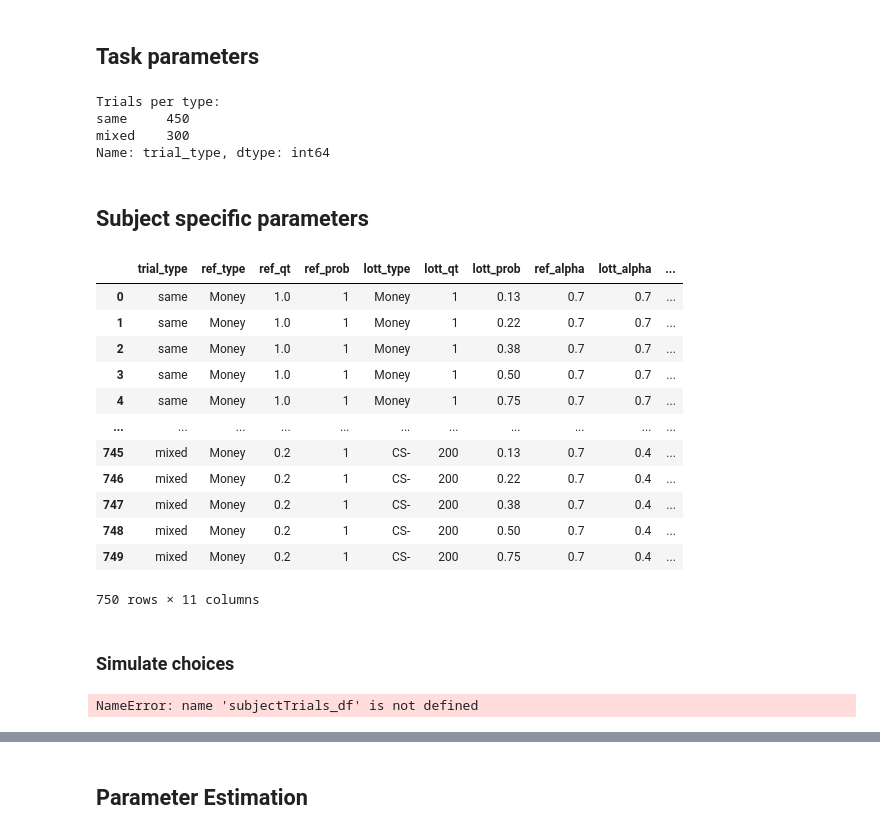
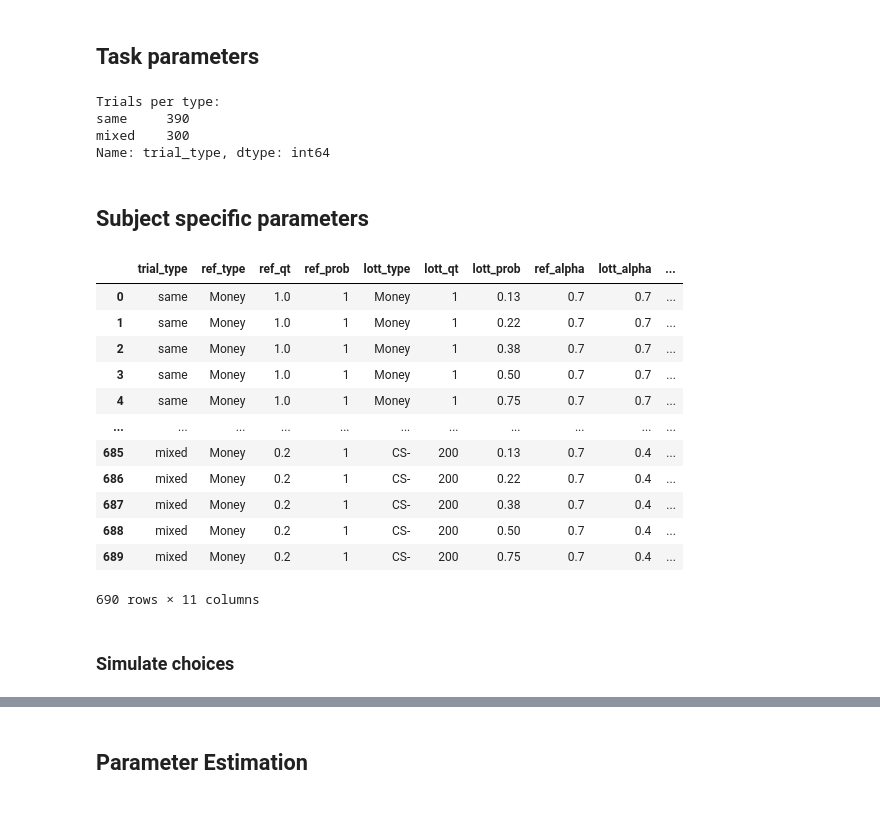
Before and after one commit to ffviana/nutreconDrive, a Jupyter notebook: 3. Analysis/nutrecon_simulation.ipynb, the cells around one changed output, grey strips where cells are left out. Cells and saved outputs as stored; diff of their text form; code cells hidden in the pictures.

```diff
--- a/3. Analysis/nutrecon_simulation.ipynb
+++ b/3. Analysis/nutrecon_simulation.ipynb
@@ -76,7 +75,7 @@ st_money_refQs = [1]                               # Euros
 st_money_lottQs = [1, 2, 5, 12, 20]                # Euros
 
 st_cPlus_refQs = [20]                              # mL of CS+ yogurt
-st_cPlus_lottQs = [20, 40, 80, 120, 200]           # mL of CS+ yogurt
+st_cPlus_lottQs = [20, 40, 60, 120]           # mL of CS+ yogurt
 
 st_cMinus_refQs = st_cPlus_refQs                      # mL of CS- yogurt
 st_cMinus_lottQs = st_cPlus_lottQs                    # mL of CS- yogurt
@@ -98,7 +97,7 @@ allTrials_df = sim.pack_taskParameters(
 print('Trials per type:\n{}'.format(allTrials_df['trial_type'].value_counts()))
 # %% [output]
 Trials per type:
-same     450
+same     390
 mixed    300
 Name: trial_type, dtype: int64
 # %% [markdown]
@@ -106,38 +105,38 @@ Name: trial_type, dtype: int64
 # %%
 # Subject specific parameters
 st_money_alpha = 0.7
 st_cPlus_alpha = 0.5
 st_cMinus_alpha = 0.4
 
 st_money_beta = 2.5
 st_cPlus_beta = st_money_beta
 st_cMinus_beta = st_money_beta
 
-mt_cPlus_beta = 10
-mt_cMinus_beta = 10
+mt_cPlus_beta = st_money_beta
+mt_cMinus_beta = st_money_beta
 
 cPlus_sFactor = .05
 cMinus_sFactor = .05
 
 subjectTrials_df = sim._pack_subjectParameters(st_money_alpha, st_cPlus_alpha, st_cMinus_alpha, st_money_beta,
                                               st_cPlus_beta, st_cMinus_beta, mt_cPlus_beta, mt_cMinus_beta,
                                               cPlus_sFactor, cMinus_sFactor,
                                               allTrials_df)
 subjectTrials_df
 # %% [output]
 |  | trial_type | ref_type | ref_qt | ref_prob | lott_type | lott_qt | lott_prob | ref_alpha | lott_alpha | ... |
 | 0 | same | Money | 1.0 | 1 | Money | 1 | 0.13 | 0.7 | 0.7 | ... |
 | 1 | same | Money | 1.0 | 1 | Money | 1 | 0.22 | 0.7 | 0.7 | ... |
 | 2 | same | Money | 1.0 | 1 | Money | 1 | 0.38 | 0.7 | 0.7 | ... |
 | 3 | same | Money | 1.0 | 1 | Money | 1 | 0.50 | 0.7 | 0.7 | ... |
 | 4 | same | Money | 1.0 | 1 | Money | 1 | 0.75 | 0.7 | 0.7 | ... |
 | ... | ... | ... | ... | ... | ... | ... | ... | ... | ... | ... |
-| 745 | mixed | Money | 0.2 | 1 | CS- | 200 | 0.13 | 0.7 | 0.4 | ... |
-| 746 | mixed | Money | 0.2 | 1 | CS- | 200 | 0.22 | 0.7 | 0.4 | ... |
-| 747 | mixed | Money | 0.2 | 1 | CS- | 200 | 0.38 | 0.7 | 0.4 | ... |
-| 748 | mixed | Money | 0.2 | 1 | CS- | 200 | 0.50 | 0.7 | 0.4 | ... |
-| 749 | mixed | Money | 0.2 | 1 | CS- | 200 | 0.75 | 0.7 | 0.4 | ... |
+| 685 | mixed | Money | 0.2 | 1 | CS- | 200 | 0.13 | 0.7 | 0.4 | ... |
+| 686 | mixed | Money | 0.2 | 1 | CS- | 200 | 0.22 | 0.7 | 0.4 | ... |
+| 687 | mixed | Money | 0.2 | 1 | CS- | 200 | 0.38 | 0.7 | 0.4 | ... |
+| 688 | mixed | Money | 0.2 | 1 | CS- | 200 | 0.50 | 0.7 | 0.4 | ... |
+| 689 | mixed | Money | 0.2 | 1 | CS- | 200 | 0.75 | 0.7 | 0.4 | ... |
-750 rows × 11 columns
+690 rows × 11 columns
 # %% [markdown]
 ### Simulate choices
 # %%
@@ -176,5 +175,3 @@ fig.update_layout(
 fig.update_xaxes(matches=None)
 
 fig.show()
-# %% [output]
-NameError: name 'subjectTrials_df' is not defined
```
Also changed, not shown: parts of 41 cells of this notebook, 2 other files.
